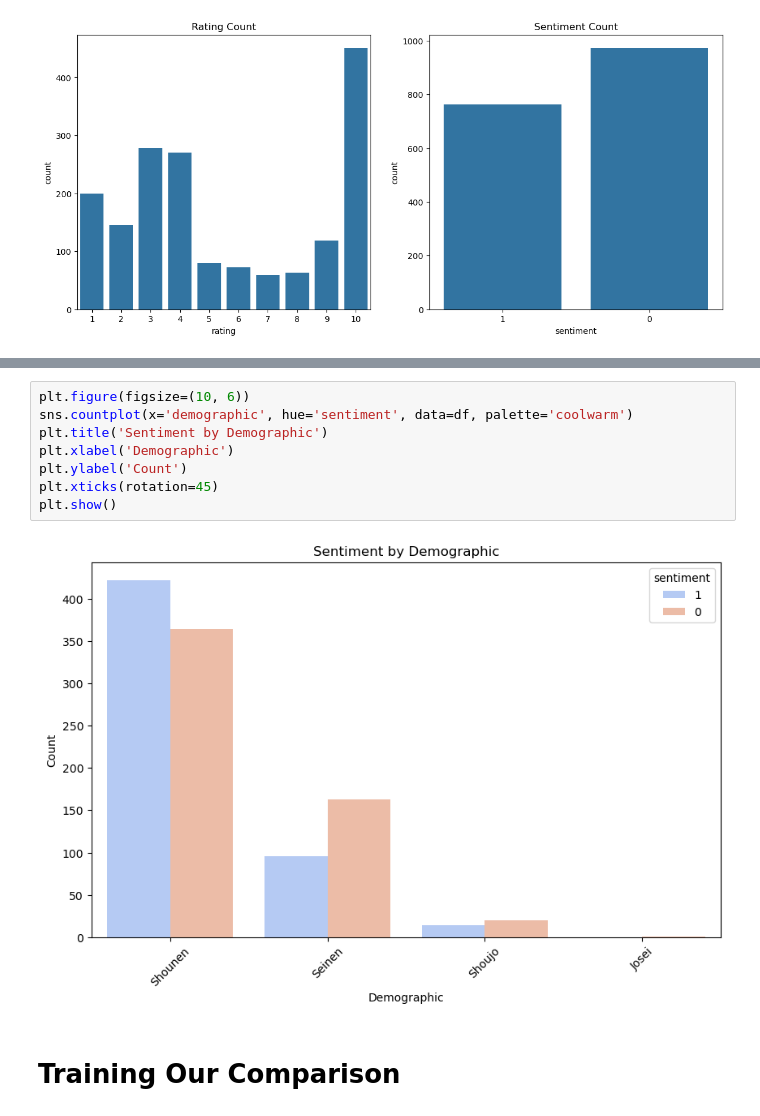
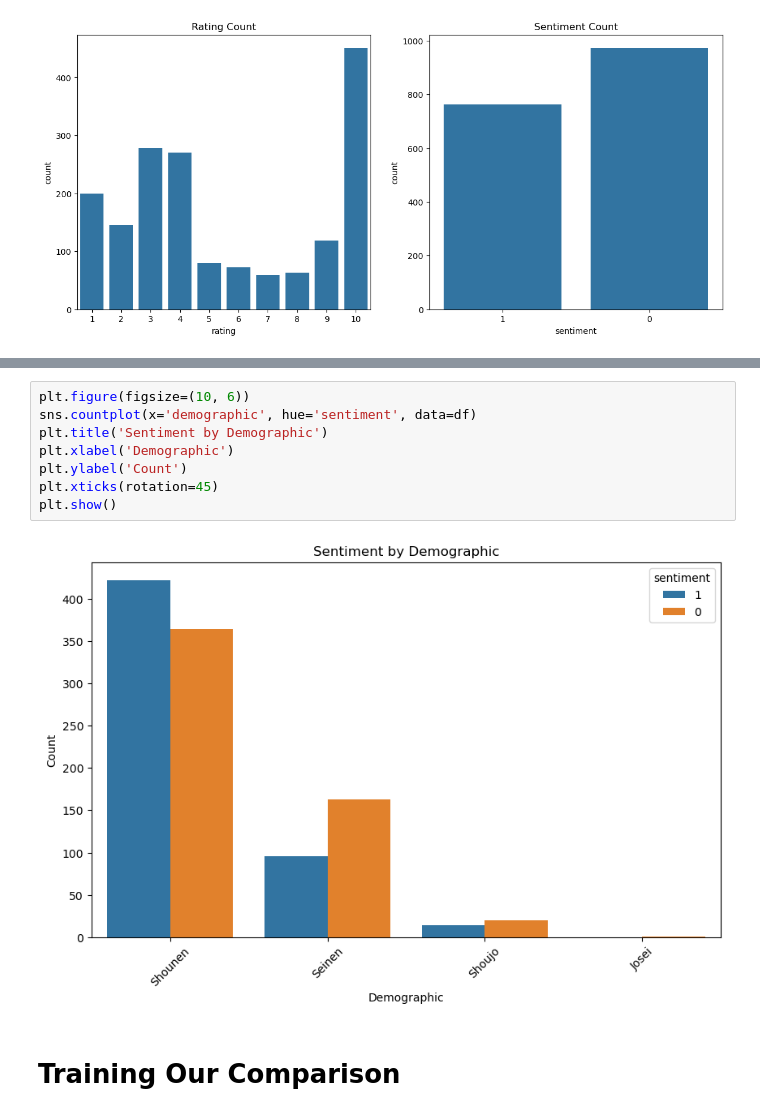
Before and after one commit to Rijad-Ismailovic/Anime_Review_Sentiment_Detection, a Jupyter notebook: project.ipynb, the cells around one changed output, grey strips where cells are left out. Cells and saved outputs as stored; diff of their text form.

```diff
--- a/project.ipynb
+++ b/project.ipynb
@@ -211,13 +211,13 @@ plt.show()
 # %%
 plt.figure(figsize=(10, 6))
-sns.countplot(x='demographic', hue='sentiment', data=df, palette='coolwarm')
+sns.countplot(x='demographic', hue='sentiment', data=df)
 plt.title('Sentiment by Demographic')
 plt.xlabel('Demographic')
 plt.ylabel('Count')
 plt.xticks(rotation=45)
 plt.show()
 # %% [output]
-[figure, old version]
+[figure, new version]
 # %% [markdown]
 # Training Our Comparison
 # %%
```
Also changed, not shown: parts of 5 cells of this notebook.
